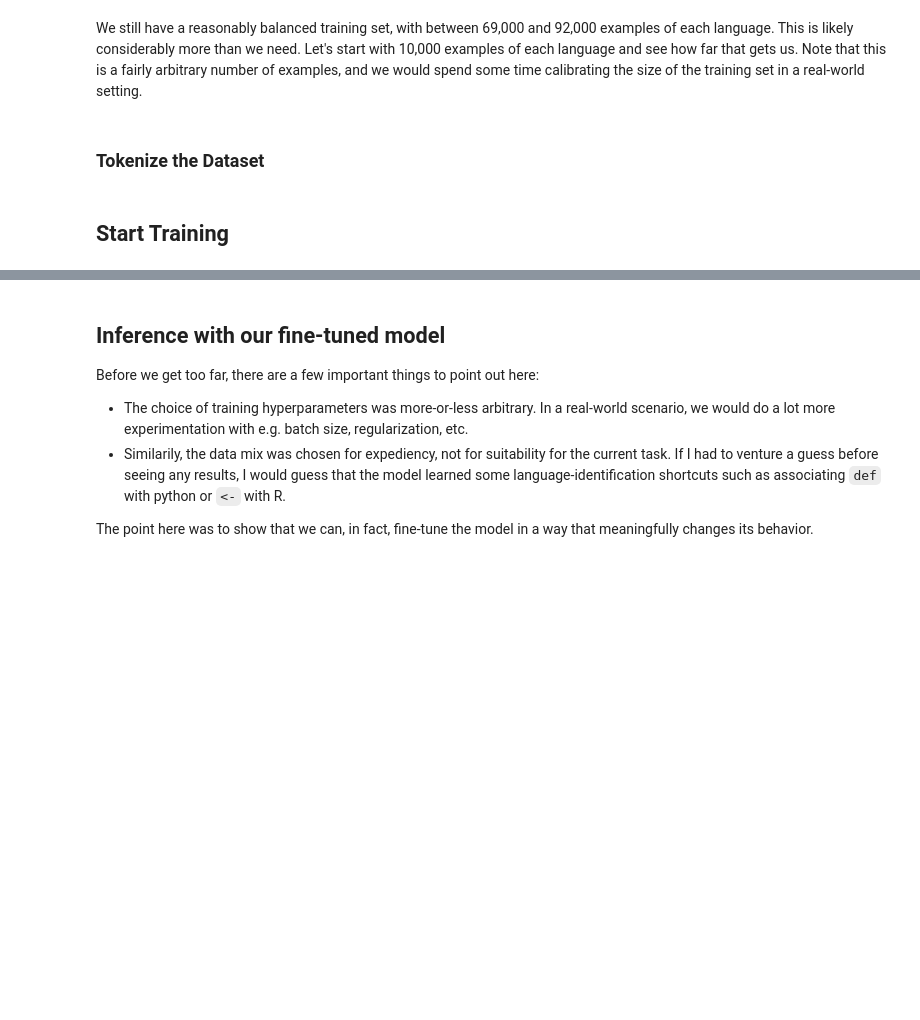
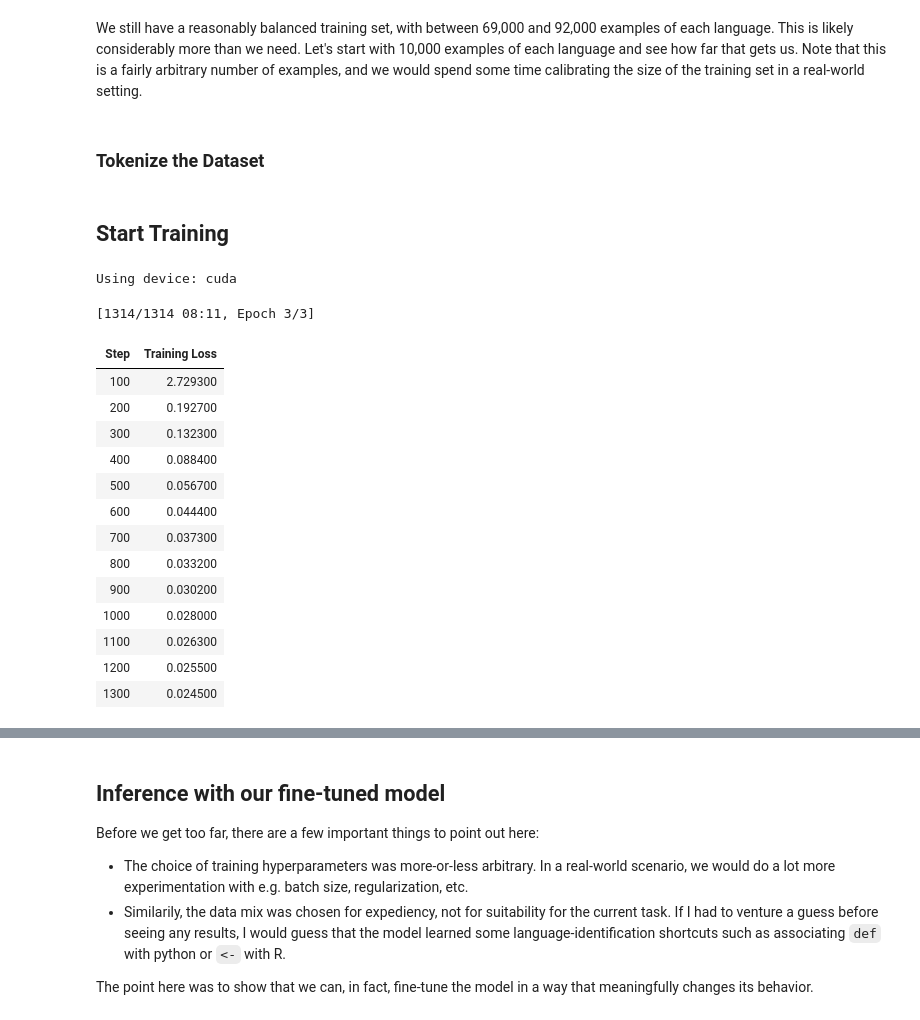
Before and after one commit to saurluca/t5-finetuning, a Jupyter notebook: notebook.ipynb, the cells around one changed output, grey strips where cells are left out. Cells and saved outputs as stored; diff of their text form; code cells hidden in the pictures; blank space fills up the shorter version.

```diff
--- a/notebook.ipynb
+++ b/notebook.ipynb
@@ -283,7 +308,7 @@ train_sub = (
     tinycodes_subset["train"]
     .to_pandas()
     .groupby("programming_language")
-    .apply(lambda x: x.sample(n=10000, random_state=42))
+    .apply(lambda x: x.sample(n=1000, random_state=42))
     .reset_index(drop=True)
 )
 tinycodes_subset["train"] = datasets.Dataset.from_pandas(train_sub)
@@ -292,7 +317,7 @@ valid_sub = (
     tinycodes_subset["valid"]
     .to_pandas()
     .groupby("programming_language")
-    .apply(lambda x: x.sample(n=10000, random_state=42))
+    .apply(lambda x: x.sample(n=100, random_state=42))
     .reset_index(drop=True)
 )
 tinycodes_subset["valid"] = datasets.Dataset.from_pandas(valid_sub)
@@ -301,7 +326,7 @@ test_sub = (
     tinycodes_subset["test"]
     .to_pandas()
     .groupby("programming_language")
-    .apply(lambda x: x.sample(n=10000, random_state=42))
+    .apply(lambda x: x.sample(n=100, random_state=42))
     .reset_index(drop=True)
 )
 tinycodes_subset["test"] = datasets.Dataset.from_pandas(test_sub)
@@ -336,7 +361,7 @@ tokenized_datasets = tinycodes_subset.map(
     preprocess_function,
     fn_kwargs={"tokenizer": tokenizer},
     batched=True,
-    batch_size=4096,
+    batch_size=16,
     load_from_cache_file=True,
 )
 # %% [markdown]
@@ -349,37 +374,54 @@ from transformers import Trainer, TrainingArguments, AutoModelForSeq2SeqLM
 # Check if CUDA is available and set the device accordingly
 device = "cuda" if torch.cuda.is_available() else "cpu"
 print(f"Using device: {device}")
 
 model_name = "t5-small"  # Or another T5 variant
 tokenizer = AutoTokenizer.from_pretrained(model_name)
 model = AutoModelForSeq2SeqLM.from_pretrained(model_name).to(device)
 
 # Define training arguments
 training_args = TrainingArguments(
     output_dir=OUTPUT_DIR,
-    per_device_train_batch_size=32,
-    per_device_eval_batch_size=32,
+    per_device_train_batch_size=16,
+    per_device_eval_batch_size=16,
     num_train_epochs=3,
-    evaluation_strategy="steps",
-    eval_steps=1e4,
+    # evaluation_strategy="steps",
+    # eval_steps=1e4,
     logging_strategy="steps",
     logging_steps=100,
     save_strategy="epoch",
     logging_dir=LOG_DIR,
     learning_rate=2e-5,
 )
 
 # Initialize the Trainer
 trainer = Trainer(
     model=model,
     args=training_args,
     train_dataset=tokenized_datasets["train"],
     eval_dataset=tokenized_datasets["valid"],
 )
 
 # Start training
 with mlflow.start_run():
     trainer.train()
+# %% [output]
+Using device: cuda
+[1314/1314 08:11, Epoch 3/3]
+| Step | Training Loss |
+| 100 | 2.729300 |
+| 200 | 0.192700 |
+| 300 | 0.132300 |
+| 400 | 0.088400 |
+| 500 | 0.056700 |
+| 600 | 0.044400 |
+| 700 | 0.037300 |
+| 800 | 0.033200 |
+| 900 | 0.030200 |
+| 1000 | 0.028000 |
+| 1100 | 0.026300 |
+| 1200 | 0.025500 |
+| 1300 | 0.024500 |
 # %%
 import gc
 
```
Also changed, not shown: parts of 11 cells of this notebook, 5 other files.
